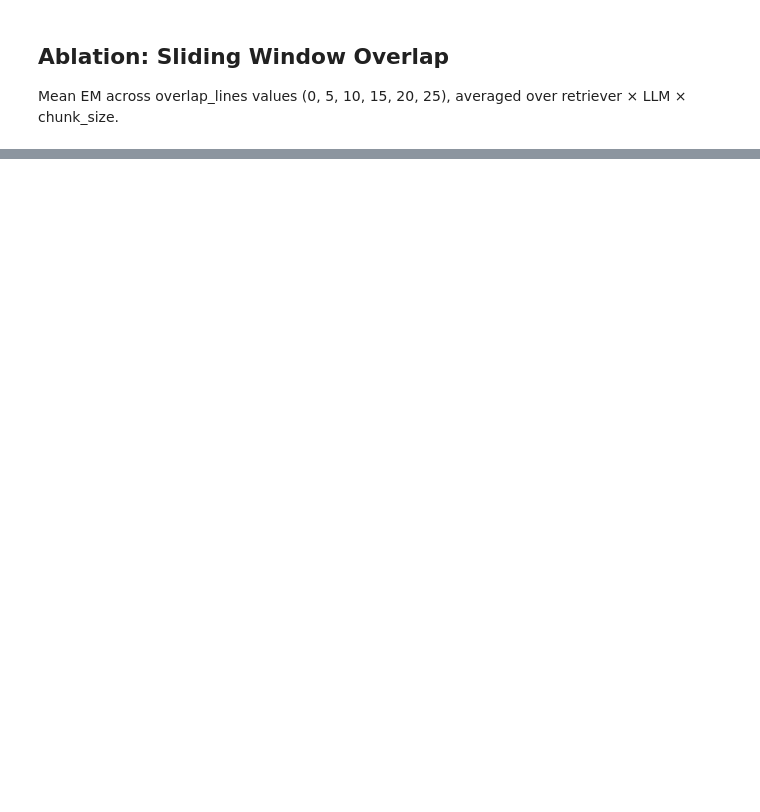
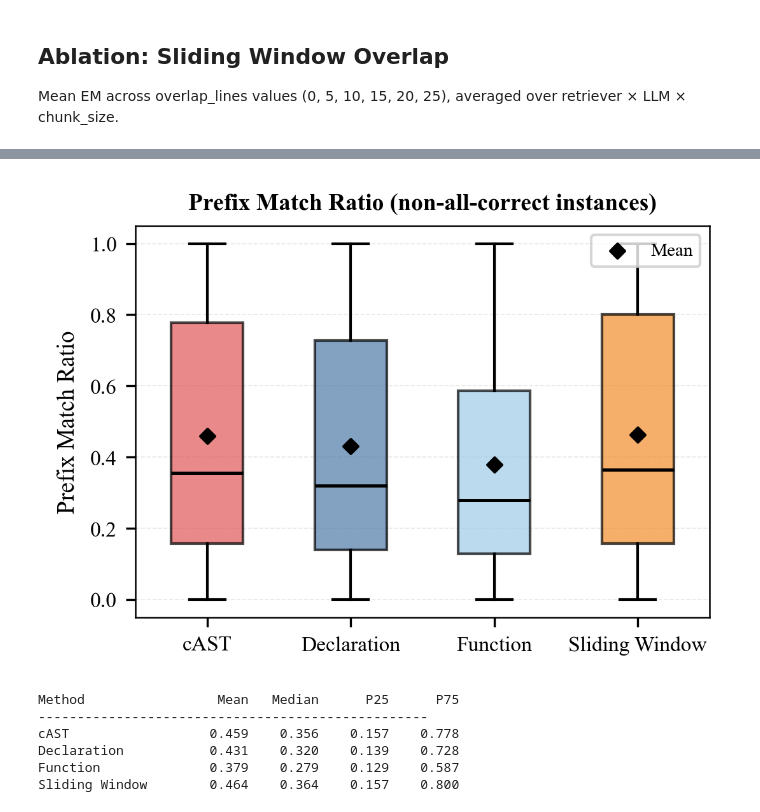
Before and after one commit to Si1w/chunk, a Jupyter notebook: eval/figure/repoeval_figures.ipynb, the cells around one changed output, grey strips where cells are left out. Saved outputs shown, nothing was run; the diff lists cells and outputs as text; code cells hidden in the pictures; blank space fills up the shorter version.

```diff
--- a/eval/figure/repoeval_figures.ipynb
+++ b/eval/figure/repoeval_figures.ipynb
@@ -554,0 +803,39 @@ print(abl_summary.to_string(index=False))
+# %%
+# Figure: Prefix Match Ratio — Box Plot
+fig, ax = plt.subplots(figsize=(3.5, 2.5), constrained_layout=True)
+
+box_data = [prefix_ratios[m] for m in PC_METHODS]
+labels = [PC_LABELS[m] for m in PC_METHODS]
+colors = [PC_COLORS[m] for m in PC_METHODS]
+
+bp = ax.boxplot(box_data, labels=labels, patch_artist=True, widths=0.5,
+                showfliers=False, medianprops=dict(color='black', linewidth=1.2))
+for patch, c in zip(bp['boxes'], colors):
+    patch.set_facecolor(c); patch.set_alpha(0.7)
+
+means = [np.mean(v) for v in box_data]
+ax.scatter(range(1, len(PC_METHODS)+1), means, marker='D', color='black', s=15, zorder=5, label='Mean')
+
+ax.set_ylabel("Prefix Match Ratio")
+ax.set_title("Prefix Match Ratio (non-all-correct instances)", fontweight="bold", fontsize=9)
+ax.yaxis.grid(True, linestyle="--", alpha=0.3, linewidth=0.4)
+ax.set_axisbelow(True)
+ax.legend(fontsize=7, loc="upper right")
+
+fig.savefig(OUTPUT_DIR / "repoeval_prefix_match_boxplot.pdf", bbox_inches="tight", pad_inches=0.02)
+plt.show()
+
+print(f"{'Method':<18} {'Mean':>8} {'Median':>8} {'P25':>8} {'P75':>8}")
+print("-"*50)
+for m in PC_METHODS:
+    v = prefix_ratios[m]
+    qs = np.quantile(v, [0.25, 0.5, 0.75])
+    print(f"{PC_LABELS[m]:<18} {np.mean(v):>8.3f} {qs[1]:>8.3f} {qs[0]:>8.3f} {qs[2]:>8.3f}")
+# %% [output]
+[figure, added]
+Method                 Mean   Median      P25      P75
+--------------------------------------------------
+cAST                  0.459    0.356    0.157    0.778
+Declaration           0.431    0.320    0.139    0.728
+Function              0.379    0.279    0.129    0.587
+Sliding Window        0.464    0.364    0.157    0.800
```
Also changed, not shown: parts of 17 cells of this notebook, 35 other files.
